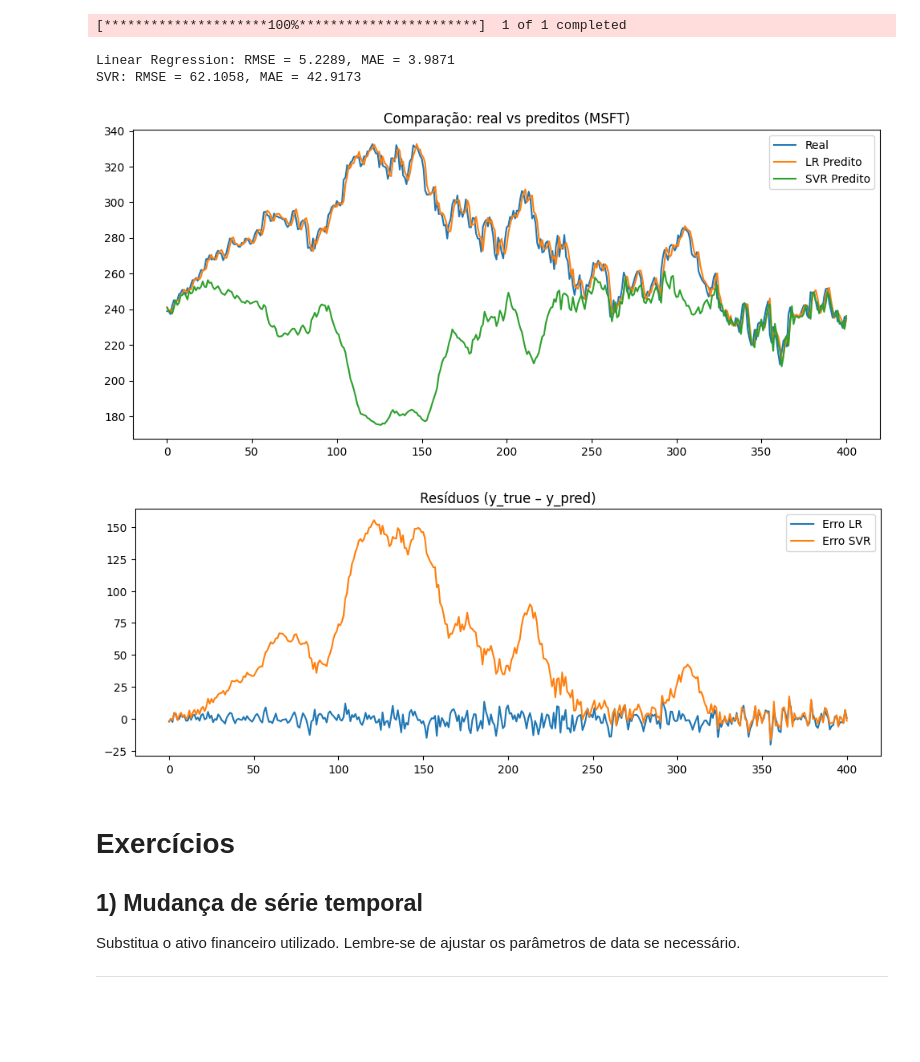
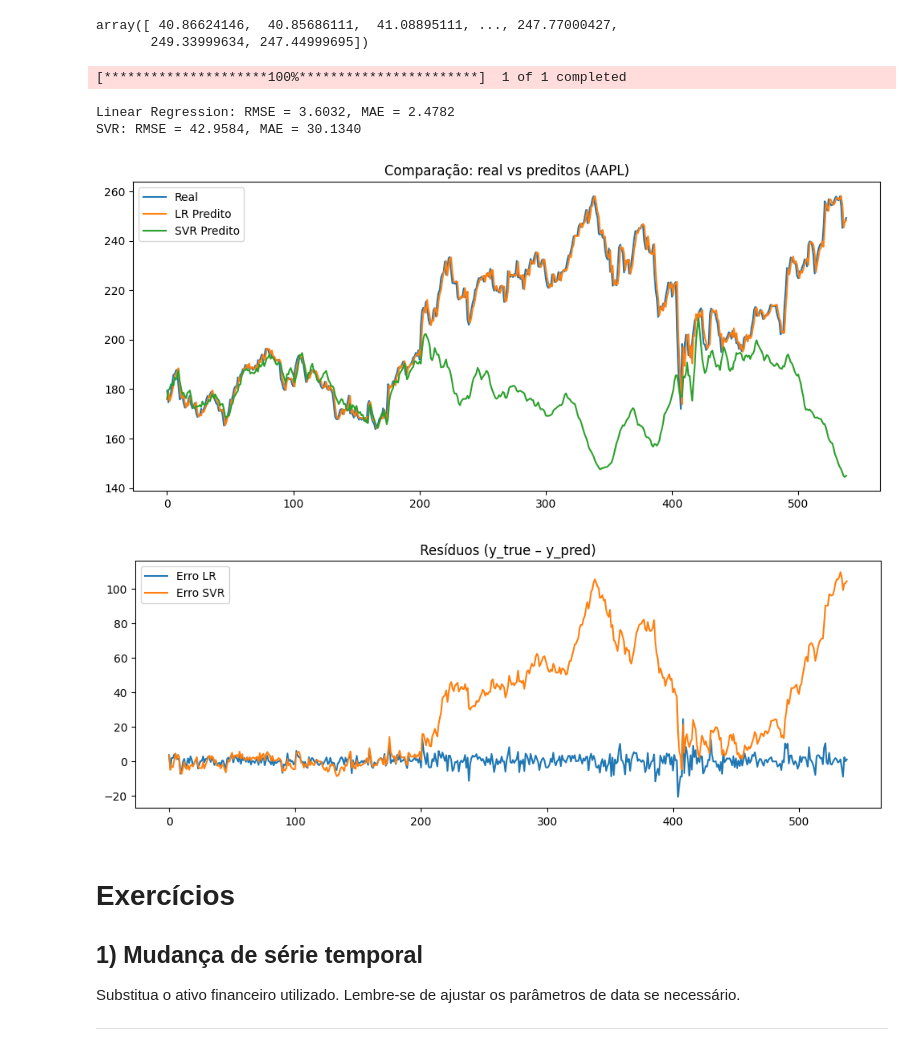
Before and after one commit to bmnogueira-ufms/SIAD-2025-02, a Jupyter notebook: notebooks/lab-classificacao-ml.ipynb, the cells around one changed output. Drawn from its saved outputs; the diff is of its cells as text; code cells hidden in the pictures; blank space fills up the shorter version.

```diff
--- a/notebooks/lab-classificacao-ml.ipynb
+++ b/notebooks/lab-classificacao-ml.ipynb
@@ -10,6 +10,6 @@ from sklearn.metrics import mean_squared_error, mean_absolute_error
 from sklearn.preprocessing import StandardScaler
 import yfinance as yf  # para baixar dados de ações
 # %%
-df = yf.download("AAPL", start='2018-01-01')
+df = yf.download(["NVDA", "AAPL", "MSFT"], start='2018-01-01')
 df
 # %% [output]
@@ -70,8 +80,13 @@ array([[ 40.3809967 ,  40.37396622,  40.56149292,  41.02330399,
         247.77000427],
        [254.03999329, 245.27000427, 247.66000366, 247.77000427,
         249.33999634]])
+# %%
+y
+# %% [output]
+array([ 40.86624146,  40.85686111,  41.08895111, ..., 247.77000427,
+       249.33999634, 247.44999695])
 # %%
-def train_and_eval_ml(symbol="AAPL", start="2018-01-01", end="2023-01-01", n_lags=5):
+def train_and_eval_ml(symbol="AAPL", start="2018-01-01", end="2023-01-01", n_lags=21):
     # baixar série de fechamento ajustado
     df = yf.download(symbol, start=start, end=end)
     series = df[('Close', symbol)].dropna().values
@@ -97,7 +112,7 @@ def train_and_eval_ml(symbol="AAPL", start="2018-01-01", end="2023-01-01", n_lag
     model_lr.fit(X_train_s, y_train_s)
 
     # SVR
-    model_svr = SVR(kernel='rbf', C=100, gamma='auto')
+    model_svr = SVR(kernel='rbf', C=100, gamma='auto', max_iter=500)
     model_svr.fit(X_train_s, y_train_s)
 
     # fazer predições (em escala) e inverter escala
@@ -142,13 +157,13 @@ def train_and_eval_ml(symbol="AAPL", start="2018-01-01", end="2023-01-01", n_lag
         'scaler_y': scaler_y
     }
 # %%
-res = train_and_eval_ml("MSFT", start="2015-01-01", end="2023-01-01", n_lags=10)
+res = train_and_eval_ml("AAPL", start="2015-01-01", end="2025-10-16", n_lags=21)
 # %% [output]
 [*********************100%***********************]  1 of 1 completed
-Linear Regression: RMSE = 5.2289, MAE = 3.9871
-SVR: RMSE = 62.1058, MAE = 42.9173
+Linear Regression: RMSE = 3.6032, MAE = 2.4782
+SVR: RMSE = 42.9584, MAE = 30.1340
-[figure, old version]
+[figure, new version]
-[figure, old version]
+[figure, new version]
 # %% [markdown]
 # Exercícios
 
```
Also changed, not shown: parts of 5 cells of this notebook, 4 other files.
